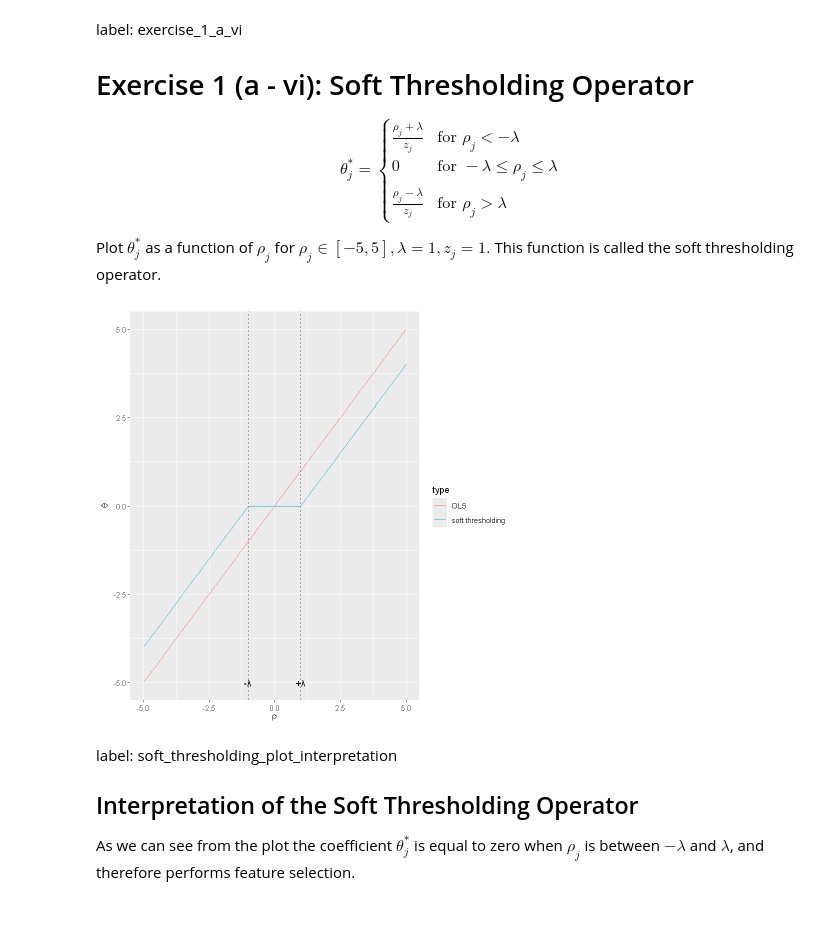
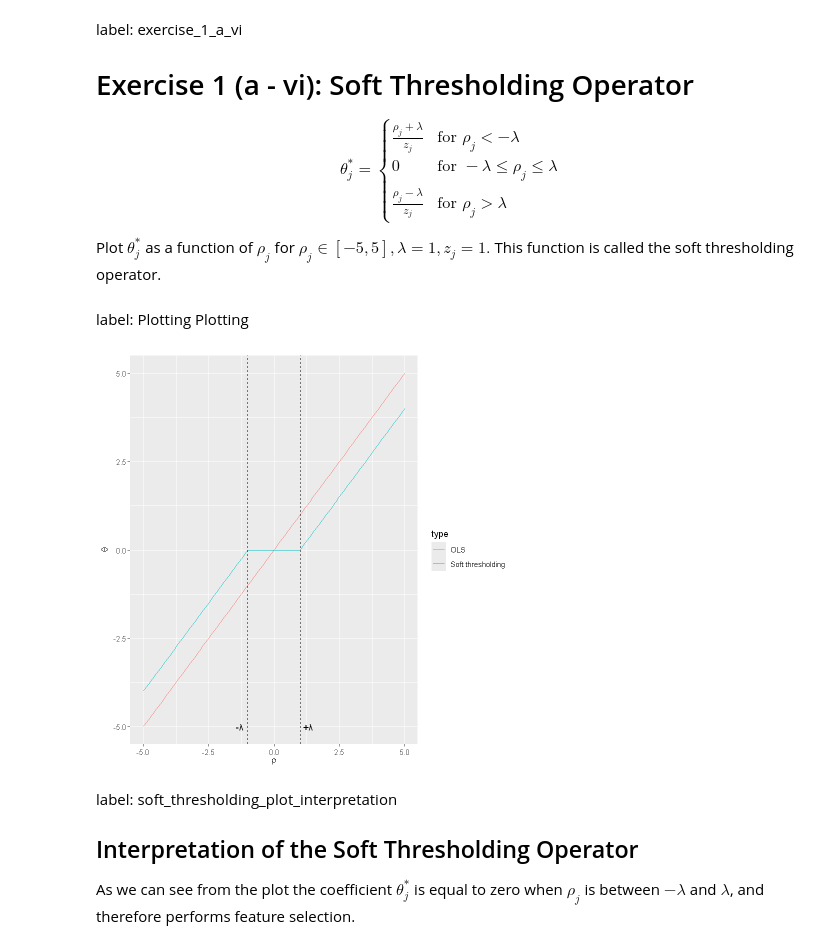
Before and after one commit to slds-lmu/lecture_sl, a Jupyter notebook: exercises/regularization-quarto/sol_regularization_2_R.ipynb, the cells around one changed output. Cells and saved outputs as stored; diff of their text form; code cells hidden in the pictures; blank space fills up the shorter version.

```diff
--- a/exercises/regularization-quarto/sol_regularization_2_R.ipynb
+++ b/exercises/regularization-quarto/sol_regularization_2_R.ipynb
@@ -21,22 +21,48 @@ library(ggplot2)
 rhos = seq(-5, 5, 0.1)
 lambda = 1
 z = 1
+
+# Soft thresholding
 thetas_star = ifelse(rhos < -lambda, (rhos + lambda)/z,
                      ifelse(rhos > lambda, ((rhos - lambda)/z),
                             0))
+
+
+# --------------------------------------------------------------------------- #
+# if the above code is hard to read for you, here is the equivalent with a loop
+# (not recommended for performance, but clearer for understanding)
+
+# thetas_star <- numeric(length(rhos))
+# for (i in seq_along(rhos)) {
+#   if (rhos[i] < -lambda) {
+#     thetas_star[i] <- (rhos[i] + lambda) / z
+#   } else if (rhos[i] > lambda) {
+#     thetas_star[i] <- (rhos[i] - lambda) / z
+#   } else {
+#     thetas_star[i] <- 0
+#   }
+# }
+
+# --------------------------------------------------------------------------- #
+
+# OLS (no thresholding)
 thetas = rhos/z
-df = rbind(data.frame(theta = thetas_star, type="soft thresholding", rhos=rhos),
-      data.frame(theta = thetas, type="OLS", rhos=rhos))
 
-ggplot(df) +
-    geom_line(aes(x=rhos, y=theta, color=type)) +
-    ylab(expression(theta)) +
-    xlab(expression(rho)) +
-    geom_vline(xintercept = c(-1, 1), linetype = "dashed", color = "grey40") +
-    annotate("text", x = -1, y = min(df$theta), label = "-λ") +
-    annotate("text", x = 1, y = min(df$theta), label = "+λ")
+df = rbind(data.frame(theta = thetas_star, type="Soft thresholding", rhos=rhos),
+           data.frame(theta = thetas,      type="OLS",               rhos=rhos))
-# %% [output]
-[figure, removed]
+# %% [markdown]
+label: Plotting
+Plotting
+# %%
+ggplot(df) +
+    geom_line(aes(x=rhos, y=theta, color=type)) +
+    ylab(expression(theta)) +
+    xlab(expression(rho)) +
+    geom_vline(xintercept = c(-1, 1), linetype = "dashed") +
+    annotate("text", x = -1.3, y = min(df$theta), label = "-λ") +
+    annotate("text", x = 1.3, y = min(df$theta), label = "+λ")
+# %% [output]
+[figure, added]
 # %% [markdown]
 label: soft_thresholding_plot_interpretation
 
```
Also changed, not shown: parts of 8 cells of this notebook, 1 other file.
